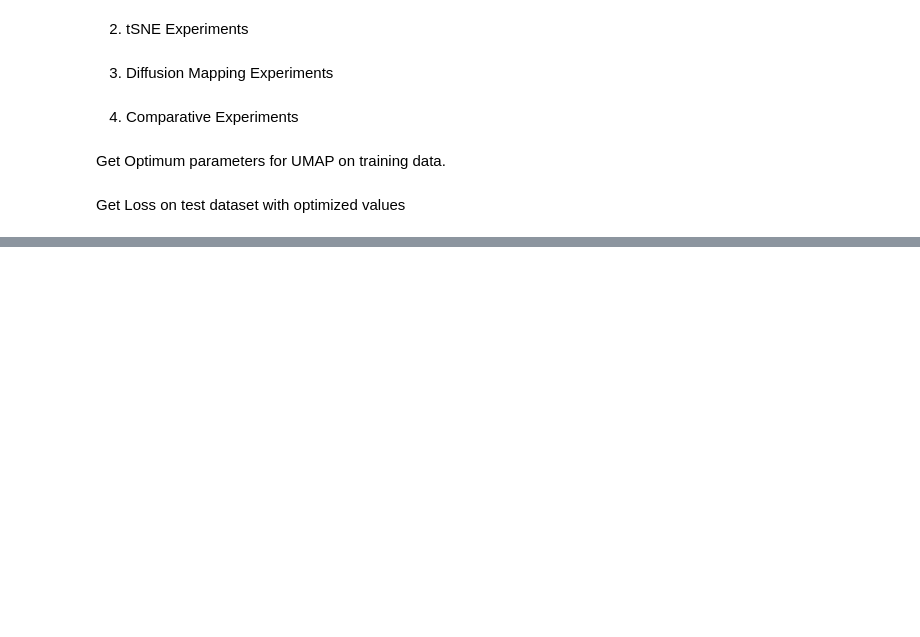
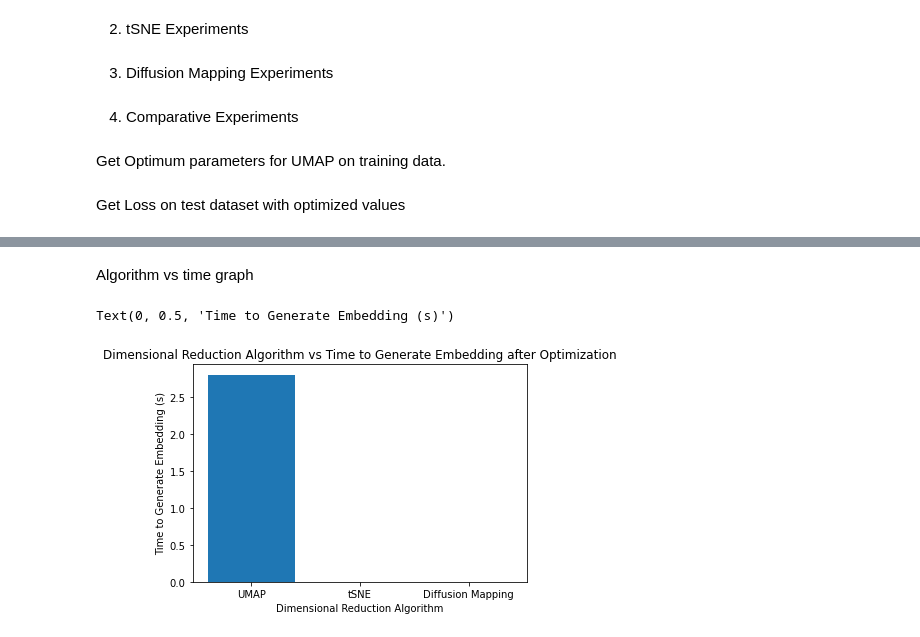
Before and after one commit to lewinsohndp/dimensional-reduction, a Jupyter notebook: experiments.ipynb, the cells around one changed output, grey strips where cells are left out. Drawn from its saved outputs; the diff is of its cells as text; code cells hidden in the pictures; blank space fills up the shorter version.

```diff
--- a/experiments.ipynb
+++ b/experiments.ipynb
@@ -138,0 +149,10 @@ myLoss.get_loss(embedding, test_label)
+# %% [markdown]
+Algorithm vs time graph
+# %%
+plt.bar(["UMAP", "tSNE", "Diffusion Mapping"], [2.8, 0, 0])
+plt.title("Dimensional Reduction Algorithm vs Time to Generate Embedding after Optimization")
+plt.xlabel("Dimensional Reduction Algorithm")
+plt.ylabel("Time to Generate Embedding (s)")
+# %% [output]
+Text(0, 0.5, 'Time to Generate Embedding (s)')
+[figure, added]
```
Also changed, not shown: parts of 3 cells of this notebook.
